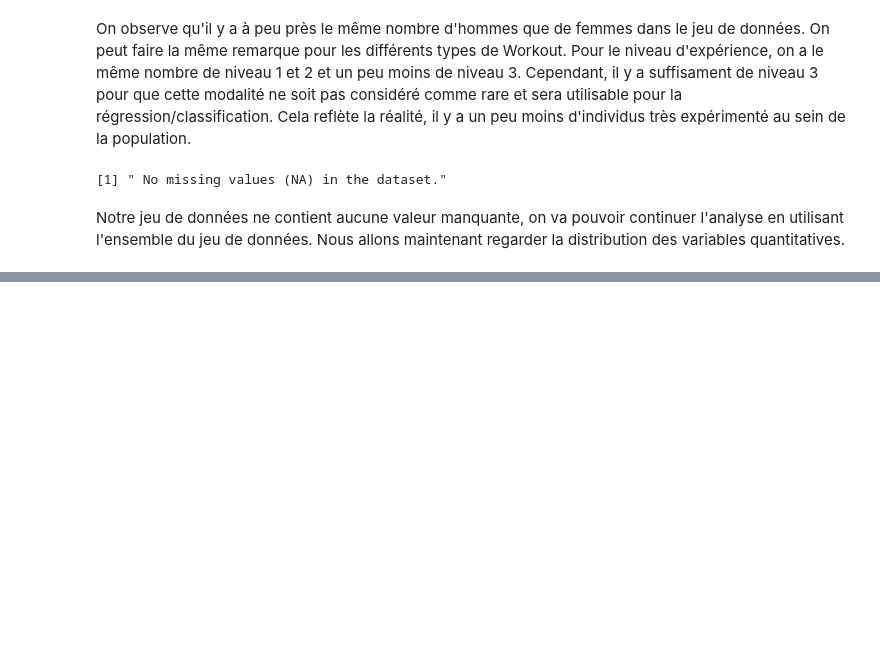
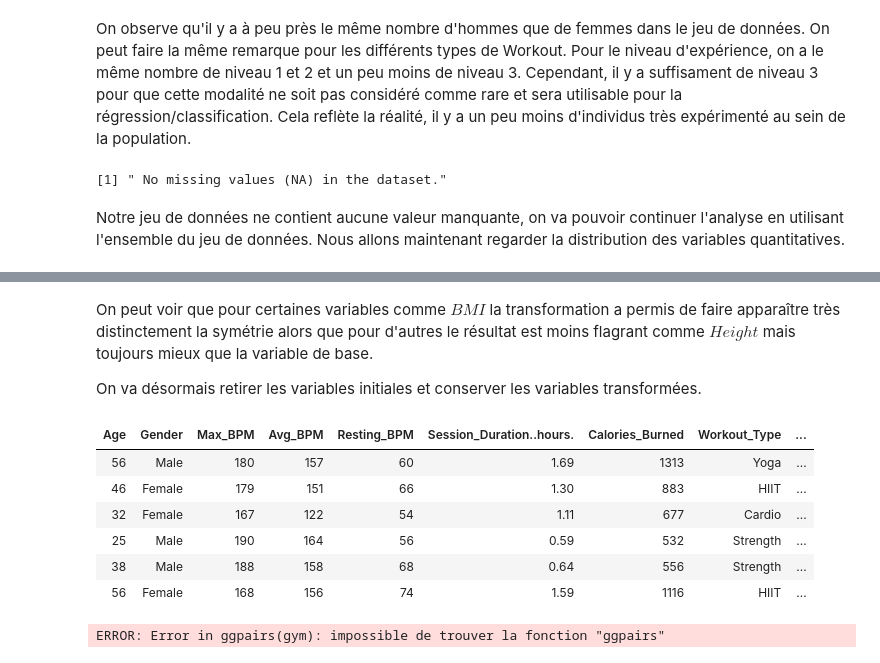
Before and after one commit to P-Point-all/ML_Gym_exercise, a Jupyter notebook: ML_Gym.ipynb, the cells around one changed output, grey strips where cells are left out. Saved outputs shown, nothing was run; the diff lists cells and outputs as text; code cells hidden in the pictures; blank space fills up the shorter version.

```diff
--- a/ML_Gym.ipynb
+++ b/ML_Gym.ipynb
@@ -116,0 +165,19 @@ g14
+# %% [markdown]
+On peut voir que pour certaines variables comme $BMI$ la transformation a permis de faire apparaître très distinctement la symétrie alors que pour d'autres le résultat est moins flagrant comme $Height$ mais toujours mieux que la variable de base.
+
+On va désormais retirer les variables initiales et conserver les variables transformées.
+# %%
+gym<-gym[,c(1:2,5:10,13:14,16:20)]
+head(gym)
+# %% [output]
+| Age | Gender | Max_BPM | Avg_BPM | Resting_BPM | Session_Duration..hours. | Calories_Burned | Workout_Type | ... |
+| 56 | Male | 180 | 157 | 60 | 1.69 | 1313 | Yoga | ... |
+| 46 | Female | 179 | 151 | 66 | 1.30 | 883 | HIIT | ... |
+| 32 | Female | 167 | 122 | 54 | 1.11 | 677 | Cardio | ... |
+| 25 | Male | 190 | 164 | 56 | 0.59 | 532 | Strength | ... |
+| 38 | Male | 188 | 158 | 68 | 0.64 | 556 | Strength | ... |
+| 56 | Female | 168 | 156 | 74 | 1.59 | 1116 | HIIT | ... |
+# %%
+ggpairs(gym)
+# %% [output]
+ERROR: Error in ggpairs(gym): impossible de trouver la fonction "ggpairs"
```
Also changed, not shown: parts of 6 cells of this notebook.
